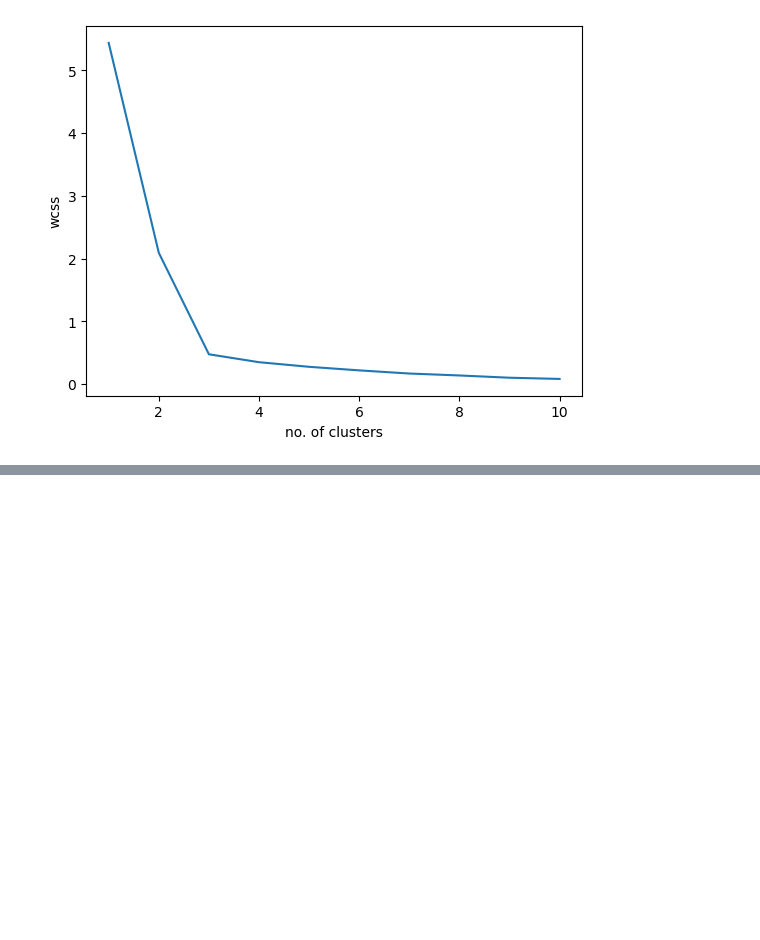
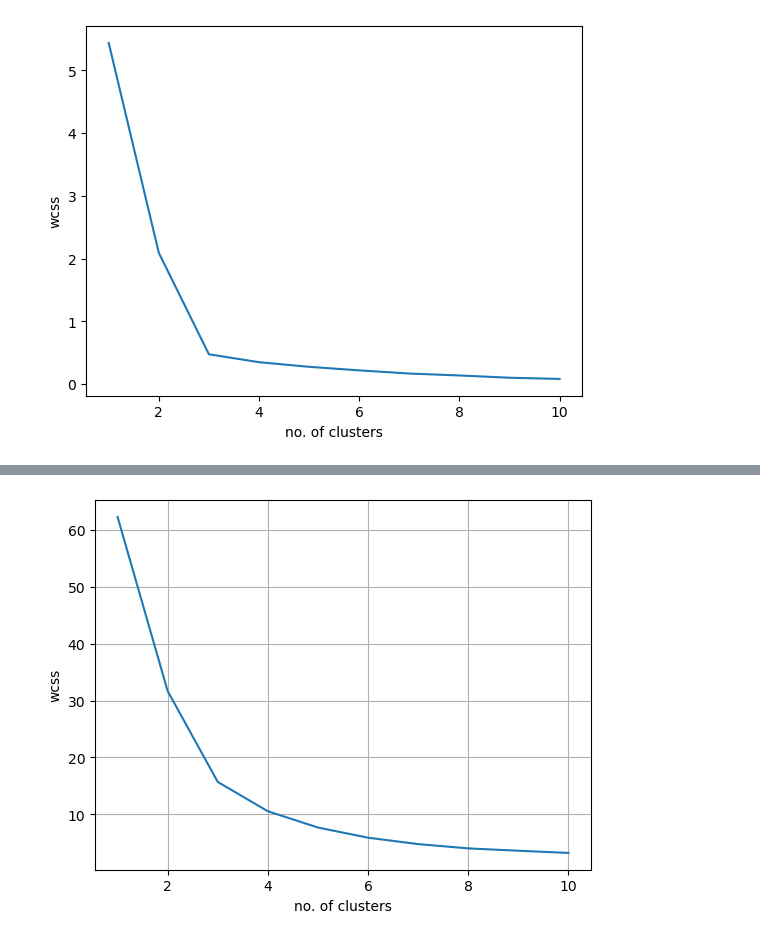
Before and after one commit to kmordhwaj/inzint-ai-ml-training, a Jupyter notebook: k_means.ipynb, the cells around one changed output, grey strips where cells are left out. Drawn from its saved outputs; the diff is of its cells as text; code cells hidden in the pictures; blank space fills up the shorter version.

```diff
--- a/k_means.ipynb
+++ b/k_means.ipynb
@@ -194,0 +257,17 @@ plt.show()
+# %%
+inertias=[]
+kmeans.inertia_ #no of cluster 3
+
+for i in range(1,11):
+    km=KMeans(n_clusters=i)
+    km.fit(df[["Avg_Credit_Limit", "Total_Credit_Cards"]])
+    inertias.append(km.inertia_)
+inertias
+
+plt.plot(range(1,11), inertias)
+plt.xlabel("no. of clusters")
+plt.ylabel("wcss")
+plt.grid()
+plt.show()
+# %% [output]
+[figure, added]
```
Also changed, not shown: parts of 5 cells of this notebook, 32 other files.
